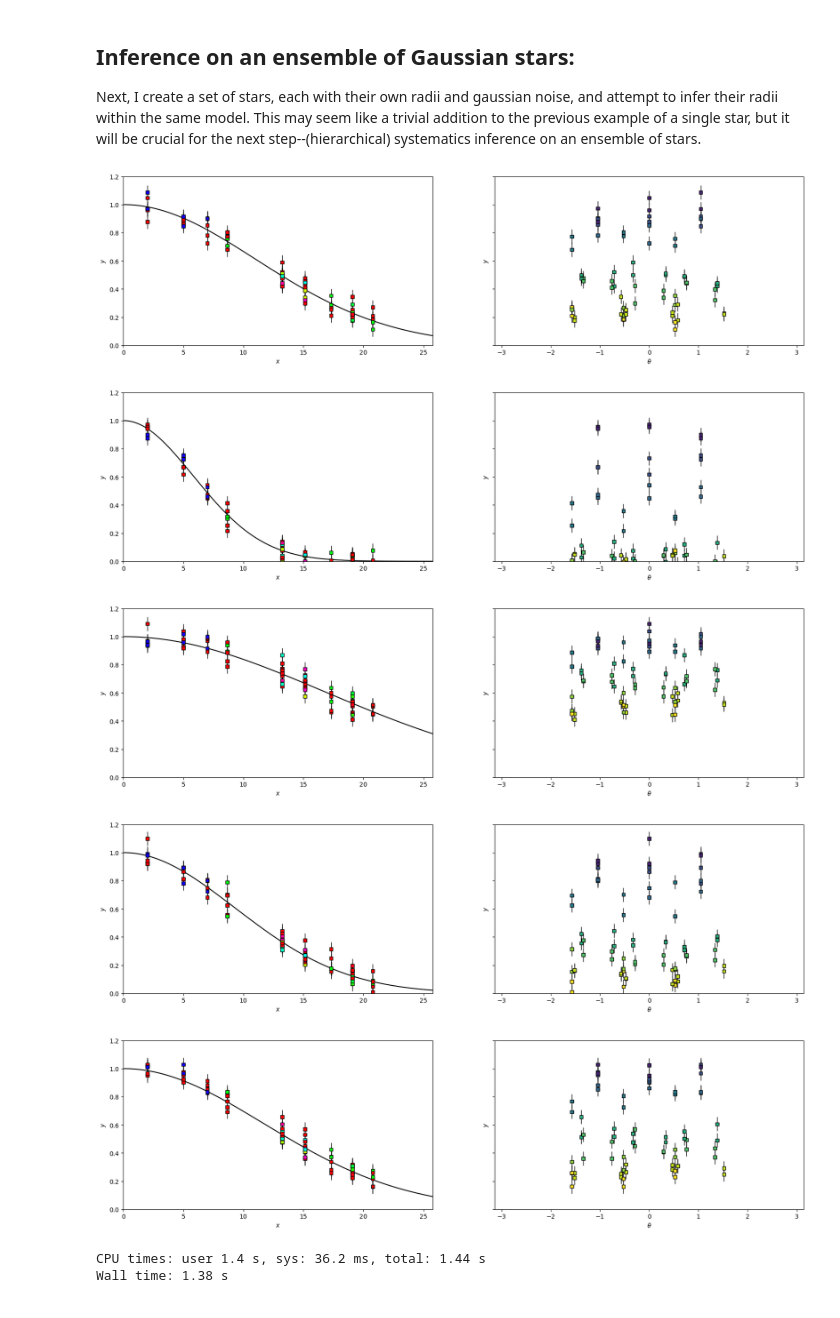
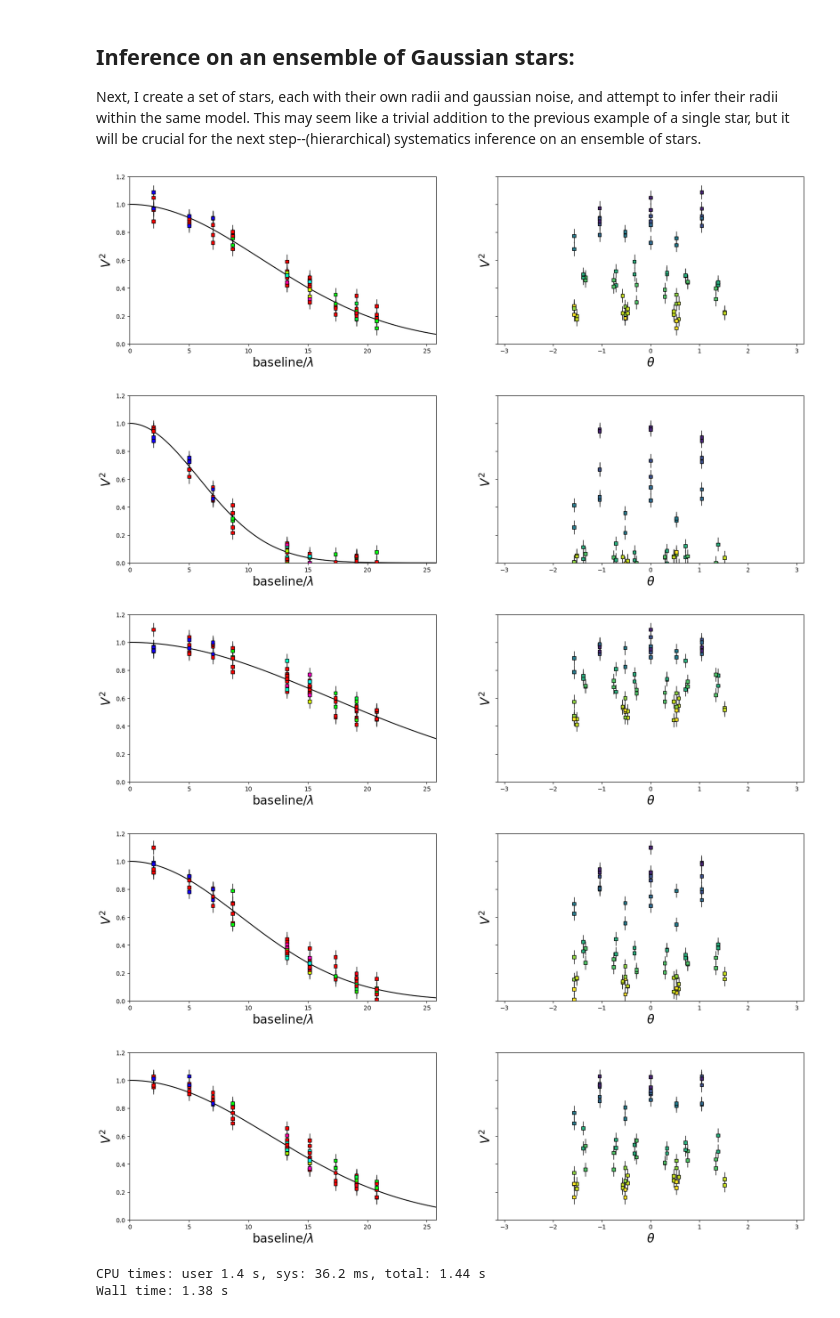
Before and after one commit to shashankdholakia/jax-interferometry, a Jupyter notebook: notebooks/gaussian_blob_star.ipynb, the cells around one changed output. Drawn from its saved outputs; the diff is of its cells as text; code cells hidden in the pictures.

```diff
--- a/notebooks/gaussian_blob_star.ipynb
+++ b/notebooks/gaussian_blob_star.ipynb
@@ -232,30 +226,30 @@ y0 = np.exp(-((x0)**2)/(2*sigmas[np.newaxis,:].T**2))
 # %%
 def plot_data(x, y, x0, y0, yerr):
     fig, ax = plt.subplots(1,2, figsize=(20,5), sharey=True)
 
     ax[0].errorbar(x, y, yerr=yerr, fmt=",k", ms=0, capsize=0, lw=1, zorder=999)
     ax[0].scatter(x, y, marker="s", s=30, edgecolor="k", zorder=1000, c=cmap(theta/theta.max()))
     ax[0].plot(x0, y0, color="k", lw=1.5)
-    ax[0].set_xlabel("$x$")
-    ax[0].set_ylabel("$y$")
+    ax[0].set_xlabel("baseline/$\lambda$", fontsize=20)
+    ax[0].set_ylabel("$V^2$", fontsize=20)
     ax[0].set_ylim(0, 1.2)
     ax[0].set_xlim(0, jnp.max(x0))
 
     ax[1].errorbar(theta, y, yerr=yerr, fmt=",k", ms=0, capsize=0, lw=1, zorder=999)
     ax[1].scatter(theta, y, marker="s", s=30, edgecolor="k", zorder=1000, c=cmap2(x/x.max()))
-    ax[1].set_xlabel(r"$\theta$")
-    ax[1].set_ylabel("$y$")
+    ax[1].set_xlabel(r"$\theta$", fontsize=20)
+    ax[1].set_ylabel(r"$V^2$", fontsize=20)
     ax[1].set_ylim(0, 1.2)
     ax[1].set_xlim(-np.pi, np.pi)
 
 for i, sigma in enumerate(sigmas):
     plot_data(x,y[i], x0, y0[i], yerr)
 # %% [output]
-[figure, old version]
+[figure, new version]
-[figure, old version]
+[figure, new version]
-[figure, old version]
+[figure, new version]
-[figure, old version]
+[figure, new version]
-[figure, old version]
+[figure, new version]
 # %%
 def model_multi(u,v, yerr, y=None):
     # These are the parameters that we're fitting and we're required to define explicit
```
Also changed, not shown: parts of 1 cell of this notebook, 1 other file.
